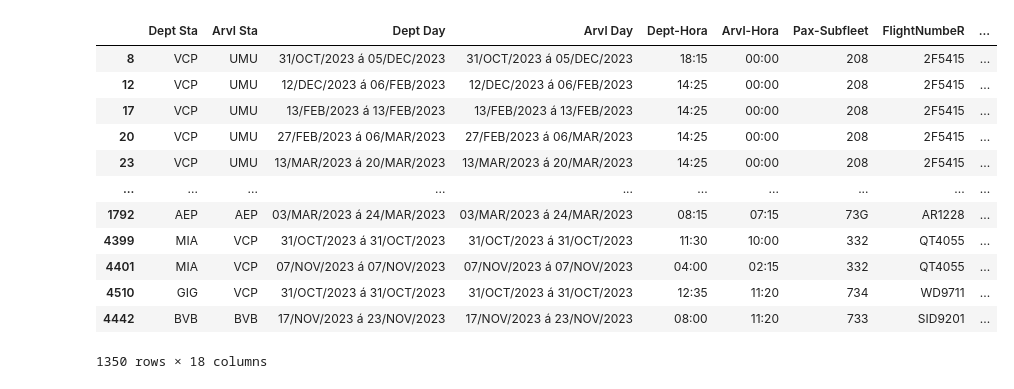
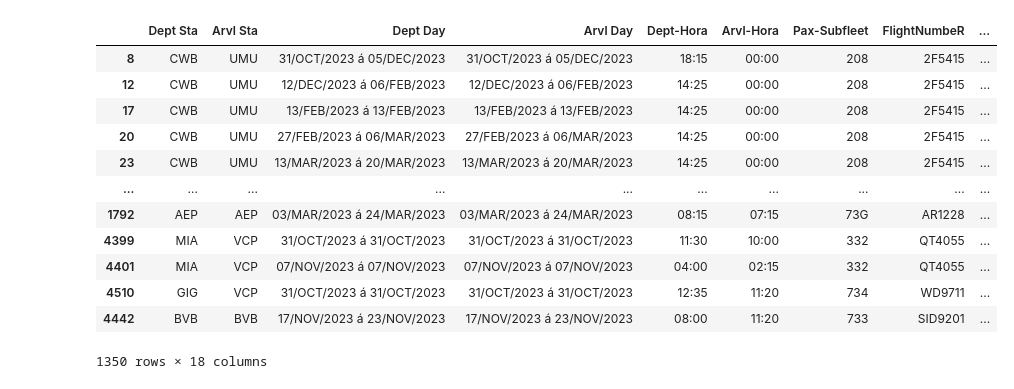
Before and after one commit to yuuhekurenai/ConvertSIR, a Jupyter notebook: transformacao.ipynb, the cells around one changed output. Cells and saved outputs as stored; diff of their text form; code cells hidden in the pictures.

Commit message:
40 models was add/ Save in Excel / add .copy to dateframes/ refactored the jupyter code/ fix base location

```diff
--- a/transformacao.ipynb
+++ b/transformacao.ipynb
@@ -4,6 +4,10 @@ from main import formata_txt
 import pandas as pd
 import datetime
 import openpyxl
+
+# Definir Base
+
+Base = "CWB"
 
 # Chama a função passando o nome do arquivo txt entre aspas, que será modificado
 
@@ -43,7 +47,7 @@ df['Karvl'] = df['Karvl'].str.len()
 df_orig = df
 df_frame45 = df_orig.query('KeyX == 1  & Key == 45 & Kdept == 7').copy()
 df_frame45['FlightNumbeR'] = df_frame45['Arvl Sta']
-df_frame45['Dept Sta'] = 'VCP'
+df_frame45['Dept Sta'] = Base
 df_frame45['Arvl Sta'] = df_frame45['Dept-Hora'].apply( lambda x: x[4:7])
 df_frame45['Arvl Day'] = df_frame45['Dept Day'].apply(lambda x: x[0:2] + '/' + x[2:5] + '/' + '2023' + ' á ' + x[5:7] + '/' + x[7:10] + '/' + '2023')
 df_frame45['Dept Day'] = df_frame45['Dept Day'].apply(lambda x: x[0:2] + '/' + x[2:5] + '/' + '2023' + ' á ' + x[5:7] + '/' + x[7:10] + '/' + '2023')
@@ -56,7 +60,7 @@ df_frame45 = df_frame45[['Dept Sta', 'Arvl Sta', 'Dept Day', 'Arvl Day', 'Dept-H
 p1 = df_frame45
 df_frame34 = df_orig.query('KeyX == 1  & Key == 34 & Kdept == 7').copy()
 df_frame34['FlightNumbeR'] = df_frame34['Arvl Sta']
-df_frame34['Dept Sta'] = 'VCP'
+df_frame34['Dept Sta'] = Base
 df_frame34['Arvl Sta'] = df_frame34['Dept-Hora'].apply( lambda x: x[4:7])
 df_frame34['Arvl Day'] = df_frame34['Dept Day'].apply(lambda x: x[0:2] + '/' + x[2:5] + '/' + '2023')
 df_frame34['Dept Day'] = df_frame34['Dept Day'].apply(lambda x: x[0:2] + '/' + x[2:5] + '/' + '2023')
@@ -69,7 +73,7 @@ df_frame34 = df_frame34[['Dept Sta', 'Arvl Sta', 'Dept Day', 'Arvl Day', 'Dept-H
 p2 = df_frame34
 df_frame48 = df_orig.query('KeyX == 1  & Key == 48 & Kdept == 10').copy()
 df_frame48['FlightNumbeR'] = df_frame48['Arvl Sta']
-df_frame48['Dept Sta'] = 'VCP'
+df_frame48['Dept Sta'] = Base
 df_frame48['Arvl Sta'] = df_frame48['Dept-Hora'].apply( lambda x: x[4:7])
 df_frame48['Arvl Day'] = df_frame48['Dept Day'].apply(lambda x: x[0:2] + '/' + x[2:5] + '/' + '2023' + ' á ' + x[5:7] + '/' + x[7:10] + '/' + '2023')
 df_frame48['Dept Day'] = df_frame48['Dept Day'].apply(lambda x: x[0:2] + '/' + x[2:5] + '/' + '2023' + ' á ' + x[5:7] + '/' + x[7:10] + '/' + '2023')
@@ -83,7 +87,7 @@ p3 = df_frame48
 df_frame37 = df_orig.query('KeyX == 1  & Key == 37 & Kdept == 1 & Karvl == 10').copy()
 df_frame37['FlightNumberArvl'] = df_frame37['Dept Sta'].apply(lambda x: x[1:6])
 df_frame37['Dept Sta'] = df_frame37['Arvl-Hora'].apply(lambda x: x[3:6])
-df_frame37['Arvl Sta'] = 'VCP'
+df_frame37['Arvl Sta'] = Base
 df_frame37['Arvl Day'] = df_frame37['Dept Day'].apply(lambda x: x[0:2] + '/' + x[2:5] + '/' + '2023')
 df_frame37['Dept Day'] = df_frame37['Dept Day'].apply(lambda x: x[0:2] + '/' + x[2:5] + '/' + '2023')
 df_frame37['Trilho'] = ''
@@ -95,7 +99,7 @@ df_frame37 = df_frame37[['Dept Sta', 'Arvl Sta', 'Dept Day', 'Arvl Day', 'Dept-H
 p40 = df_frame37
 df_frame37 = df_orig.query('KeyX == 1  & Key == 37  & Kdept == 10').copy()
 df_frame37['FlightNumbeR'] = df_frame37['Arvl Sta'].apply( lambda x: x[0:8])
-df_frame37['Dept Sta'] = 'VCP'
+df_frame37['Dept Sta'] = Base
 df_frame37['Arvl Sta'] = df_frame37['Dept-Hora'].apply( lambda x: x[4:7])
 df_frame37['Arvl Day'] = df_frame37['Dept Day'].apply(lambda x: x[0:2] + '/' + x[2:5] + '/' + '2023')
 df_frame37['Dept Day'] = df_frame37['Dept Day'].apply(lambda x: x[0:2] + '/' + x[2:5] + '/' + '2023')
@@ -108,7 +112,7 @@ df_frame37 = df_frame37[['Dept Sta', 'Arvl Sta', 'Dept Day', 'Arvl Day', 'Dept-H
 p5 = df_frame37
 df_frame36 = df_orig.query('KeyX == 1  & Key == 36 & Kdept == 10').copy()
 df_frame36['FlightNumbeR'] = df_frame36['Arvl Sta']
-df_frame36['Dept Sta'] = 'VCP'
+df_frame36['Dept Sta'] = Base
 df_frame36['Arvl Sta'] = df_frame36['Dept-Hora'].apply( lambda x: x[4:7])
 df_frame36['Arvl Day'] = df_frame36['Dept Day'].apply(lambda x: x[0:2] + '/' + x[2:5] + '/' + '2023')
 df_frame36['Dept Day'] = df_frame36['Dept Day'].apply(lambda x: x[0:2] + '/' + x[2:5] + '/' + '2023')
@@ -130,13 +134,13 @@ df_frame46['Pax'] = df_frame46['Pax-Subfleet'].apply( lambda x: x[0:3])
 df_frame46['Pax-Subfleet'] = df_frame46['Pax-Subfleet'].apply(lambda x: x[3:6])
 df_frame46['Dept-Hora'] = df_frame46['Arvl-Hora'].apply(lambda x: x[3:5]+ ':' + x[5:7])
 df_frame46['Arvl-Hora'] = '00:00'
-df_frame46['Arvl Sta'] = 'VCP'
+df_frame46['Arvl Sta'] = Base
 df_frame46 = df_frame46[['Dept Sta', 'Arvl Sta', 'Dept Day', 'Arvl Day', 'Dept-Hora', 'Arvl-Hora','Pax-Subfleet','FlightNumbeR','FlightNumberArvl', 'Trilho','Svc Type', 'Pax', 'Week-Day']]
 p7 = df_frame46
 df_frame35 = df_orig.query('KeyX == 1  & Key == 35 & Kdept == 1').copy()
 df_frame35['FlightNumberArvl'] = df_frame35['Dept Sta']
 df_frame35['Dept Sta'] = df_frame35['Arvl-Hora'].apply( lambda x: x[0:3])
-df_frame35['Arvl Sta'] = 'VCP'
+df_frame35['Arvl Sta'] = Base
 df_frame35['Arvl Day'] = df_frame35['Dept Day'].apply(lambda x: x[0:2] + '/' + x[2:5] + '/' + '2023')
 df_frame35['Dept Day'] = df_frame35['Dept Day'].apply(lambda x: x[0:2] + '/' + x[2:5] + '/' + '2023')
 df_frame35['Trilho'] = ''
@@ -149,7 +153,7 @@ p8 = df_frame35
 df_frame38 = df_orig.query('KeyX == 1  & Key == 38 & Kdept == 1').copy()
 df_frame38['FlightNumberArvl'] = df_frame38['Dept Sta'].apply(lambda x: x[1:8])
 df_frame38['Dept Sta'] = df_frame38['Arvl-Hora'].apply( lambda x: x[3:6])
-df_frame38['Arvl Sta'] = 'VCP'
+df_frame38['Arvl Sta'] = Base
 df_frame38['Arvl Day'] = df_frame38['Dept Day'].apply(lambda x: x[0:2] + '/' + x[2:5] + '/' + '2023')
 df_frame38['Dept Day'] = df_frame38['Dept Day'].apply(lambda x: x[0:2] + '/' + x[2:5] + '/' + '2023')
 df_frame38['Trilho'] = ''
@@ -162,7 +166,7 @@ p9 = df_frame38
 df_frame49 = df_orig.query('KeyX == 1  & Key == 49 & Kdept == 1').copy()
 df_frame49['FlightNumberArvl'] = df_frame49['Dept Sta'].apply(lambda x: x[1:8])
 df_frame49['Dept Sta'] = df_frame49['Arvl-Hora'].apply( lambda x: x[3:6])
-df_frame49['Arvl Sta'] = 'VCP'
+df_frame49['Arvl Sta'] = Base
 df_frame49['Arvl Day'] = df_frame49['Dept Day'].apply(lambda x: x[0:2] + '/' + x[2:5] + '/' + '2023' + ' á ' + x[5:7] + '/' + x[7:10] + '/' + '2023')
 df_frame49['Dept Day'] = df_frame49['Dept Day'].apply(lambda x: x[0:2] + '/' + x[2:5] + '/' + '2023' + ' á ' + x[5:7] + '/' + x[7:10] + '/' + '2023')
 df_frame49['Trilho'] = ''
@@ -560,38 +564,38 @@ df_frame65['Dept Day'] = df_frame65['Dept Day'].apply(lambda x: x[0:2] + '/' + x
 df_frame65['Trilho'] = ''
 df_frame65['Pax'] = df_frame65['Pax-Subfleet'].apply( lambda x: x[0:3])
 df_frame65['Pax-Subfleet'] = df_frame65['Pax-Subfleet'].apply(lambda x: x[3:6])
 df_frame65['Arvl-Hora'] = df_frame65['Arvl-Hora'].apply( lambda x: x[6:8] + ':' + x[8:10] )
 df_frame65['Dept-Hora'] = df_frame65['Dept-Hora'].apply( lambda x: x[0:2] + ':' + x[2:4])
 df_frame65 = df_frame65[['Dept Sta', 'Arvl Sta', 'Dept Day', 'Arvl Day', 'Dept-Hora', 'Arvl-Hora','Pax-Subfleet','FlightNumbeR','FlightNumberArvl', 'Trilho','Svc Type', 'Pax', 'Week-Day']]
 p38 = df_frame65
 df_frame66 = df_orig.query('KeyX == 2  & Key == 67 & Kdept == 11 & Karvl == 10').copy()
 df_frame66['FlightNumberArvl'] = df_frame66['Arvl Sta']
 df_frame66['FlightNumbeR'] = df_frame66['Dept Sta'].apply(lambda x: x[1:8])
 df_frame66['Dept Sta'] = df_frame66['Arvl-Hora'].apply( lambda x: x[0:3])
 df_frame66['Arvl Sta'] = df_frame66['Dept-Hora'].apply( lambda  x: x[5:8])
 df_frame66['Arvl Day'] = df_frame66['Dept Day'].apply(lambda x: x[0:2] + '/' + x[2:5] + '/' + '2023' + ' á ' + x[5:7] + '/' + x[7:10] + '/' + '2023')
 df_frame66['Dept Day'] = df_frame66['Dept Day'].apply(lambda x: x[0:2] + '/' + x[2:5] + '/' + '2023' + ' á ' + x[5:7] + '/' + x[7:10] + '/' + '2023')
 df_frame66['Trilho'] = ''
 df_frame66['Pax'] = df_frame66['Pax-Subfleet'].apply( lambda x: x[0:3])
 df_frame66['Pax-Subfleet'] = df_frame66['Pax-Subfleet'].apply(lambda x: x[3:6])
 df_frame66['Arvl-Hora'] = df_frame66['Arvl-Hora'].apply( lambda x: x[6:8] + ':' + x[8:10] )
 df_frame66['Dept-Hora'] = df_frame66['Dept-Hora'].apply( lambda x: x[0:2] + ':' + x[2:4])
 df_frame66 = df_frame66[['Dept Sta', 'Arvl Sta', 'Dept Day', 'Arvl Day', 'Dept-Hora', 'Arvl-Hora','Pax-Subfleet','FlightNumbeR','FlightNumberArvl', 'Trilho','Svc Type', 'Pax', 'Week-Day']]
 p39 = df_frame66
 df_concat1 = pd.concat([p1, p2, p3, p40, p5, p6, p7, p8, p9, p10])
 df_concat2 = pd.concat([p11, p12, p13, p14, p15, p16, p17, p18, p19, p20])
 df_concat3 = pd.concat([p21, p22, p23, p24, p25, p26, p27, p28, p29, p30])
 df_concat4 = pd.concat([p31, p32, p33, p34, p35, p36, p37, p38, p39])
 df_geral = pd.concat([df_concat1, df_concat2, df_concat3, df_concat4])
 df_geral.to_excel(f'SIR - MALHA {datetime.date.today()}.xlsx')
 df_geral
 # %% [output]
 |  | Dept Sta | Arvl Sta | Dept Day | Arvl Day | Dept-Hora | Arvl-Hora | Pax-Subfleet | FlightNumbeR | ... |
-| 8 | VCP | UMU | 31/OCT/2023 á 05/DEC/2023 | 31/OCT/2023 á 05/DEC/2023 | 18:15 | 00:00 | 208 | 2F5415 | ... |
-| 12 | VCP | UMU | 12/DEC/2023 á 06/FEB/2023 | 12/DEC/2023 á 06/FEB/2023 | 14:25 | 00:00 | 208 | 2F5415 | ... |
-| 17 | VCP | UMU | 13/FEB/2023 á 13/FEB/2023 | 13/FEB/2023 á 13/FEB/2023 | 14:25 | 00:00 | 208 | 2F5415 | ... |
-| 20 | VCP | UMU | 27/FEB/2023 á 06/MAR/2023 | 27/FEB/2023 á 06/MAR/2023 | 14:25 | 00:00 | 208 | 2F5415 | ... |
-| 23 | VCP | UMU | 13/MAR/2023 á 20/MAR/2023 | 13/MAR/2023 á 20/MAR/2023 | 14:25 | 00:00 | 208 | 2F5415 | ... |
+| 8 | CWB | UMU | 31/OCT/2023 á 05/DEC/2023 | 31/OCT/2023 á 05/DEC/2023 | 18:15 | 00:00 | 208 | 2F5415 | ... |
+| 12 | CWB | UMU | 12/DEC/2023 á 06/FEB/2023 | 12/DEC/2023 á 06/FEB/2023 | 14:25 | 00:00 | 208 | 2F5415 | ... |
+| 17 | CWB | UMU | 13/FEB/2023 á 13/FEB/2023 | 13/FEB/2023 á 13/FEB/2023 | 14:25 | 00:00 | 208 | 2F5415 | ... |
+| 20 | CWB | UMU | 27/FEB/2023 á 06/MAR/2023 | 27/FEB/2023 á 06/MAR/2023 | 14:25 | 00:00 | 208 | 2F5415 | ... |
+| 23 | CWB | UMU | 13/MAR/2023 á 20/MAR/2023 | 13/MAR/2023 á 20/MAR/2023 | 14:25 | 00:00 | 208 | 2F5415 | ... |
 | ... | ... | ... | ... | ... | ... | ... | ... | ... | ... |
 | 1792 | AEP | AEP | 03/MAR/2023 á 24/MAR/2023 | 03/MAR/2023 á 24/MAR/2023 | 08:15 | 07:15 | 73G | AR1228 | ... |
 | 4399 | MIA | VCP | 31/OCT/2023 á 31/OCT/2023 | 31/OCT/2023 á 31/OCT/2023 | 11:30 | 10:00 | 332 | QT4055 | ... |
```
